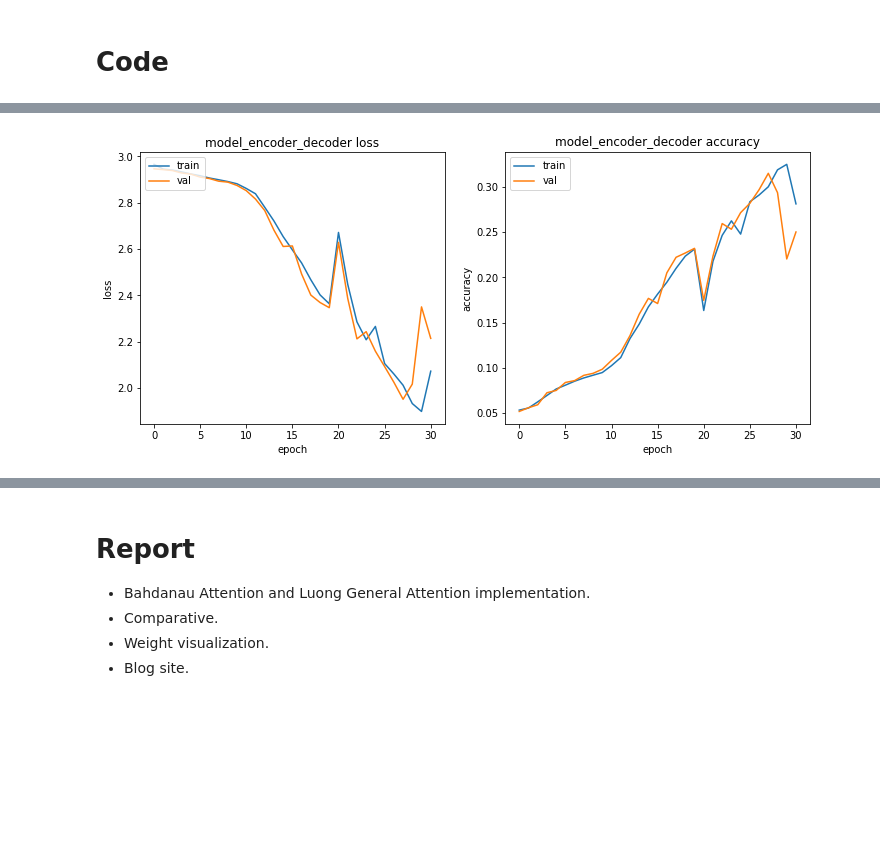
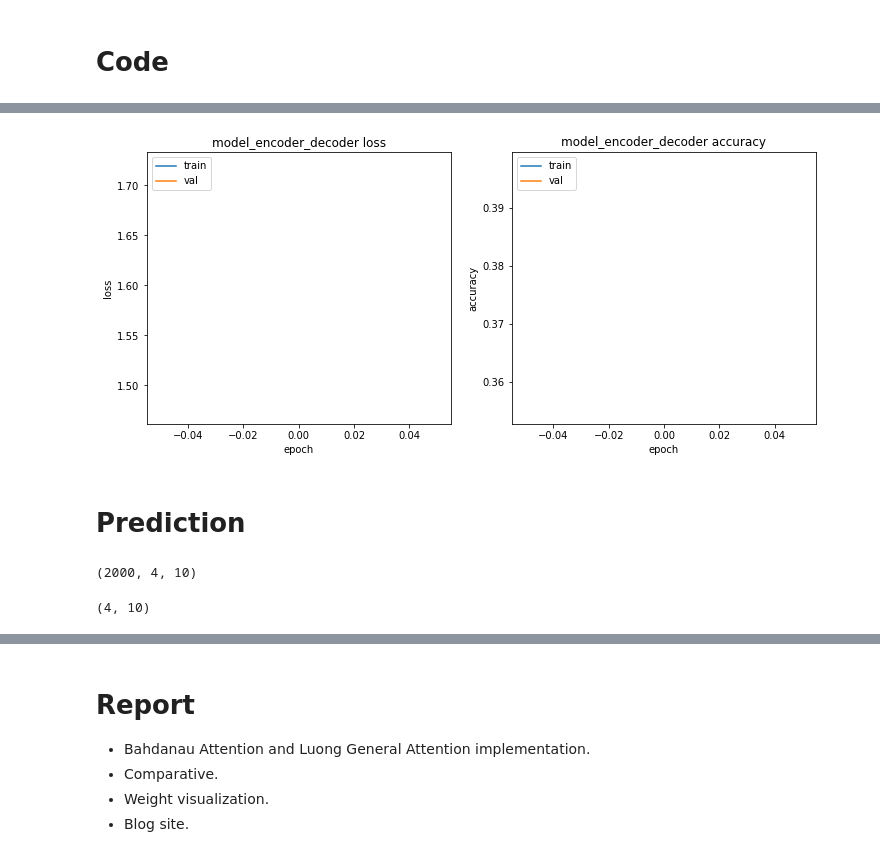
Before and after one commit to JanLeyva/DeepLearning, a Jupyter notebook: Copy_of_Assignment3_2021.ipynb, the cells around one changed output, grey strips where cells are left out. Cells and saved outputs as stored; diff of their text form; code cells hidden in the pictures; blank space fills up the shorter version.

```diff
--- a/Copy_of_Assignment3_2021.ipynb
+++ b/Copy_of_Assignment3_2021.ipynb
@@ -185,12 +185,17 @@ def build_attention_model(attention, batch_size, rnn_units):
     # ------------
     # Set up the decoder layers
     # input shape: (1, n_features + rnn_units)
+    decoder_inputs = Input(shape=(1, (n_features+rnn_units)),name='decoder_inputs') #  <--------------------------------- Add
+
+
     decoder_lstm = LSTM(rnn_units, return_state=True, name='decoder_lstm')
     decoder_dense = Dense(n_features, activation='softmax', name='decoder_dense')
 
     # As before, we use as first input the 0-sequence
     all_outputs = []
     inputs = np.zeros((batch_size, 1, n_features))
+    inputs[:, 0, 0] = 1 # add to fix the dim input for decoder !! <--------------------------------- Add
+
 
     # Decoder_outputs is the last hidden state of the encoder. Encoder_outputs are all the states
     decoder_outputs = encoder_state_h
@@ -225,7 +230,7 @@ def build_attention_model(attention, batch_size, rnn_units):
 
     decoder_outputs = Lambda(lambda x: K.concatenate(x, axis=1))(all_outputs)
     model = Model(encoder_inputs, decoder_outputs, name='model_encoder_decoder')
-    model.compile(optimizer='adam', loss='categorical_crossentropy', metrics=['accuracy'])
+    model.compile(optimizer='rmsprop', loss='categorical_crossentropy', metrics=['accuracy']) # changed the optimizer from `adam` to `rmsprop`
 
     return model
 
@@ -253,7 +499,8 @@ class LuongDotAttention(tf.keras.layers.Layer):
 # %%
+#@title changed part n_timesteps_in, n_features
 # dataset
-n_timesteps_in = 100  # Sequence length
-n_features = 20     # Maximum number allowed-1 (length of the one-hot-encoded vector)
+n_timesteps_in = 4  # Sequence length                                                 ## changed from 100 to 4
+n_features = 10     # Maximum number allowed-1 (length of the one-hot-encoded vector) ## changed from 20 to 10
 train_size = 2000
 test_size = 200
 X_train, y_train, X_test, y_test = create_dataset(train_size, test_size, n_timesteps_in,n_features )
@@ -262,8 +509,4 @@ X_train, y_train, X_test, y_test = create_dataset(train_size, test_size, n_times
 batch_size = 100
 
 # model parameters
-rnn_units = 100
-
-# attention model
-attention = LuongDotAttention()
-model_attention = build_attention_model(attention, batch_size, rnn_units)
+rnn_units = 16       # changed from 100 to 16
@@ -270,5 +517,5 @@ model_attention = build_attention_model(attention, batch_size, rnn_units)
 # %%
 #training
 train_test(model_attention, X_train, y_train , X_test,
-           y_test, batch_size=batch_size, epochs=50, patience=3)
+           y_test, batch_size=batch_size, epochs=1, patience=3)
 # %% [output]
@@ -292 +528 @@ Train: 31.919, Test: 31.750
-[figure, old version]
+[figure, new version]
@@ -312,0 +529,13 @@ class BahdanauAttention(tf.keras.layers.Layer):
+# %% [markdown]
+# Prediction
+# %%
+X_train.shape
+# %% [output]
+(2000, 4, 10)
+# %%
+vocabulary_size = 10
+
+x = one_hot_encode(np.array([1,2,3,4]), vocabulary_size)
+x.shape
+# %% [output]
+(4, 10)
```
Also changed, not shown: parts of 46 cells of this notebook.
